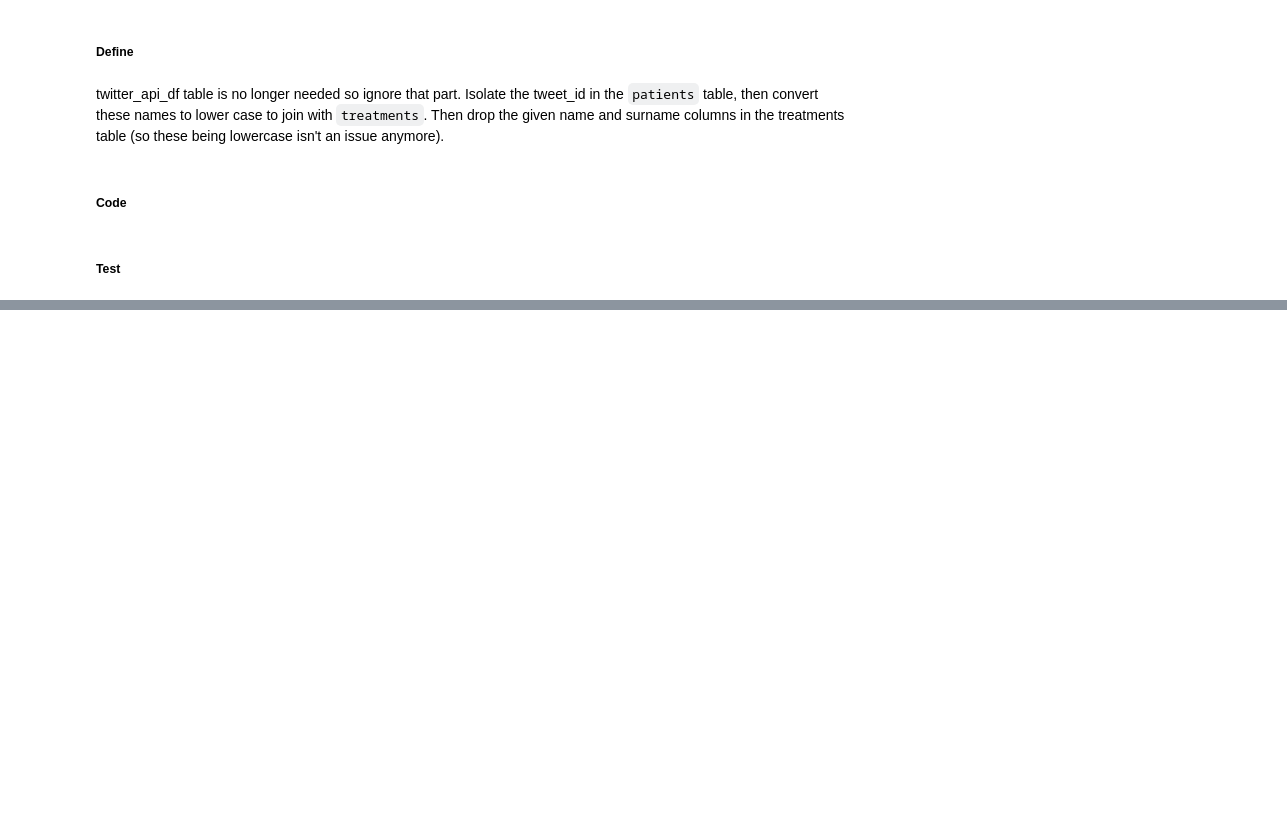
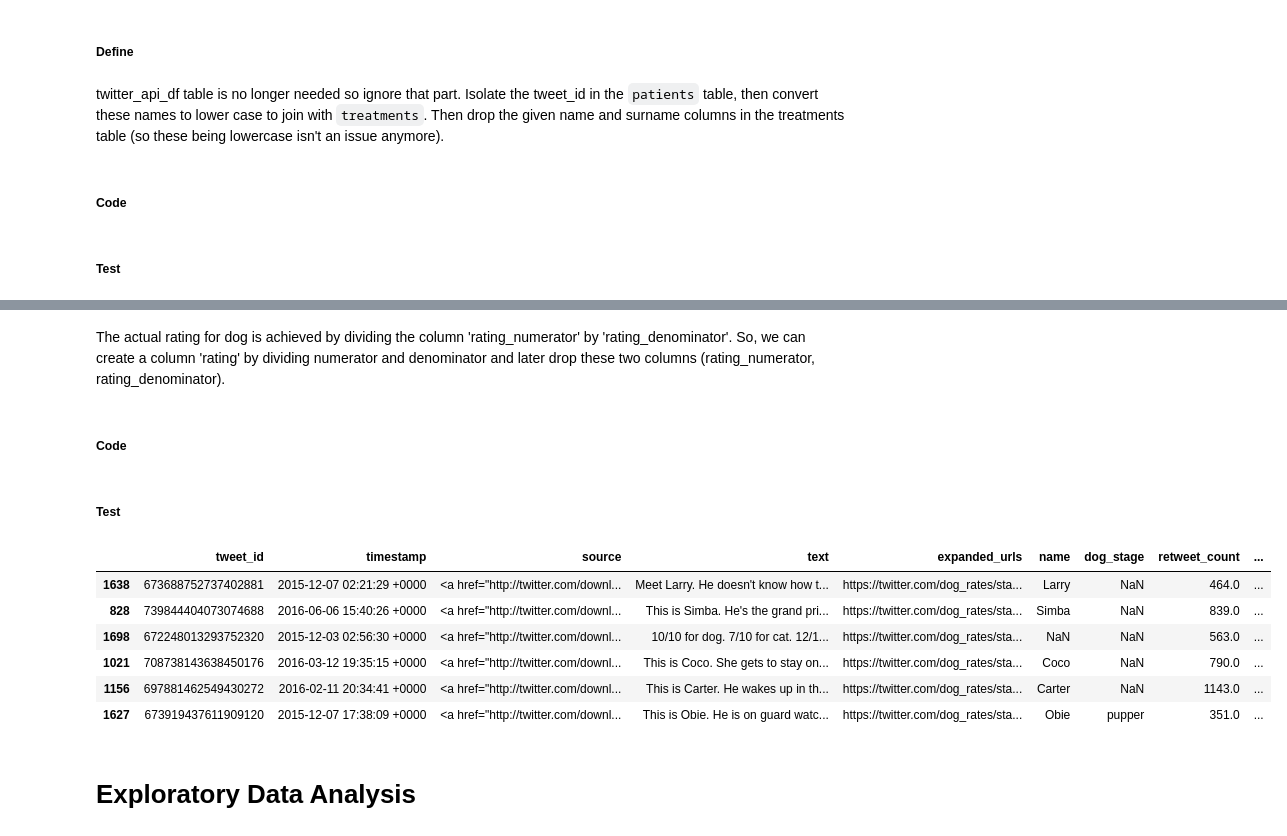
Before and after one commit to SidraEffendi/data-wrangling, a Jupyter notebook: wrangle_act.ipynb, the cells around one changed output, grey strips where cells are left out. Saved outputs shown, nothing was run; the diff lists cells and outputs as text; code cells hidden in the pictures; blank space fills up the shorter version.

Commit message:
cleaned one more tidiness issue and started the EDA.

```diff
--- a/wrangle_act.ipynb
+++ b/wrangle_act.ipynb
@@ -854,0 +864,25 @@ twitter_api_df table is no longer needed so ignore that part. Isolate the tweet_
+# %% [markdown]
+The actual rating for dog is achieved by dividing the column 'rating_numerator' by 'rating_denominator'. So, we can create a column 'rating' by dividing numerator and denominator and later drop these two columns (rating_numerator, rating_denominator).
+# %% [markdown]
+##### Code
+# %%
+#create column rating
+t_archive_clean['rating'] = t_archive_clean['rating_numerator']/ t_archive_clean['rating_denominator']
+# %%
+#delete columns rating_numerator and rating_denominator
+t_archive_clean.drop(columns=['rating_numerator','rating_denominator'], inplace=True)
+# %% [markdown]
+##### Test
+# %%
+t_archive_clean.sample(6)
+# %% [output]
+|  | tweet_id | timestamp | source | text | expanded_urls | name | dog_stage | retweet_count | ... |
+| 1638 | 673688752737402881 | 2015-12-07 02:21:29 +0000 | <a href="http://twitter.com/downl... | Meet Larry. He doesn't know how t... | https://twitter.com/dog_rates/sta... | Larry | NaN | 464.0 | ... |
+| 828 | 739844404073074688 | 2016-06-06 15:40:26 +0000 | <a href="http://twitter.com/downl... | This is Simba. He's the grand pri... | https://twitter.com/dog_rates/sta... | Simba | NaN | 839.0 | ... |
+| 1698 | 672248013293752320 | 2015-12-03 02:56:30 +0000 | <a href="http://twitter.com/downl... | 10/10 for dog. 7/10 for cat. 12/1... | https://twitter.com/dog_rates/sta... | NaN | NaN | 563.0 | ... |
+| 1021 | 708738143638450176 | 2016-03-12 19:35:15 +0000 | <a href="http://twitter.com/downl... | This is Coco. She gets to stay on... | https://twitter.com/dog_rates/sta... | Coco | NaN | 790.0 | ... |
+| 1156 | 697881462549430272 | 2016-02-11 20:34:41 +0000 | <a href="http://twitter.com/downl... | This is Carter. He wakes up in th... | https://twitter.com/dog_rates/sta... | Carter | NaN | 1143.0 | ... |
+| 1627 | 673919437611909120 | 2015-12-07 17:38:09 +0000 | <a href="http://twitter.com/downl... | This is Obie. He is on guard watc... | https://twitter.com/dog_rates/sta... | Obie | pupper | 351.0 | ... |
+# %% [markdown]
+<a id='eda'></a>
+# Exploratory Data Analysis
```
Also changed, not shown: parts of 21 cells of this notebook.
